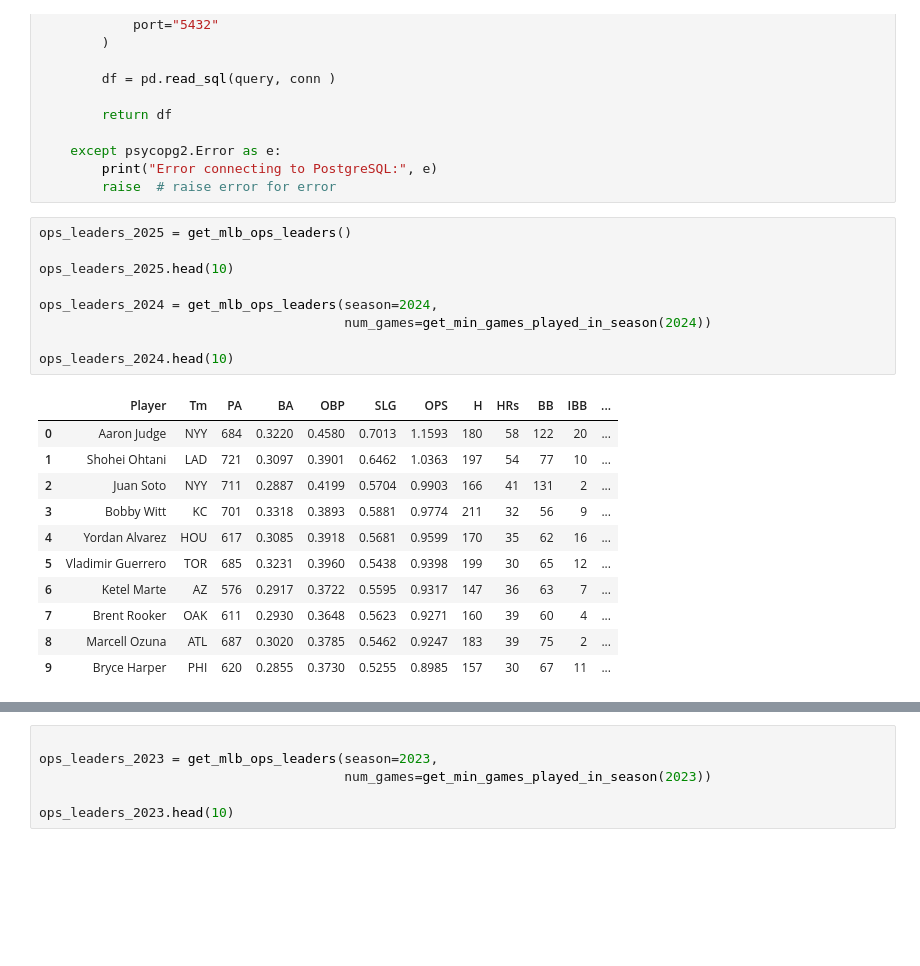
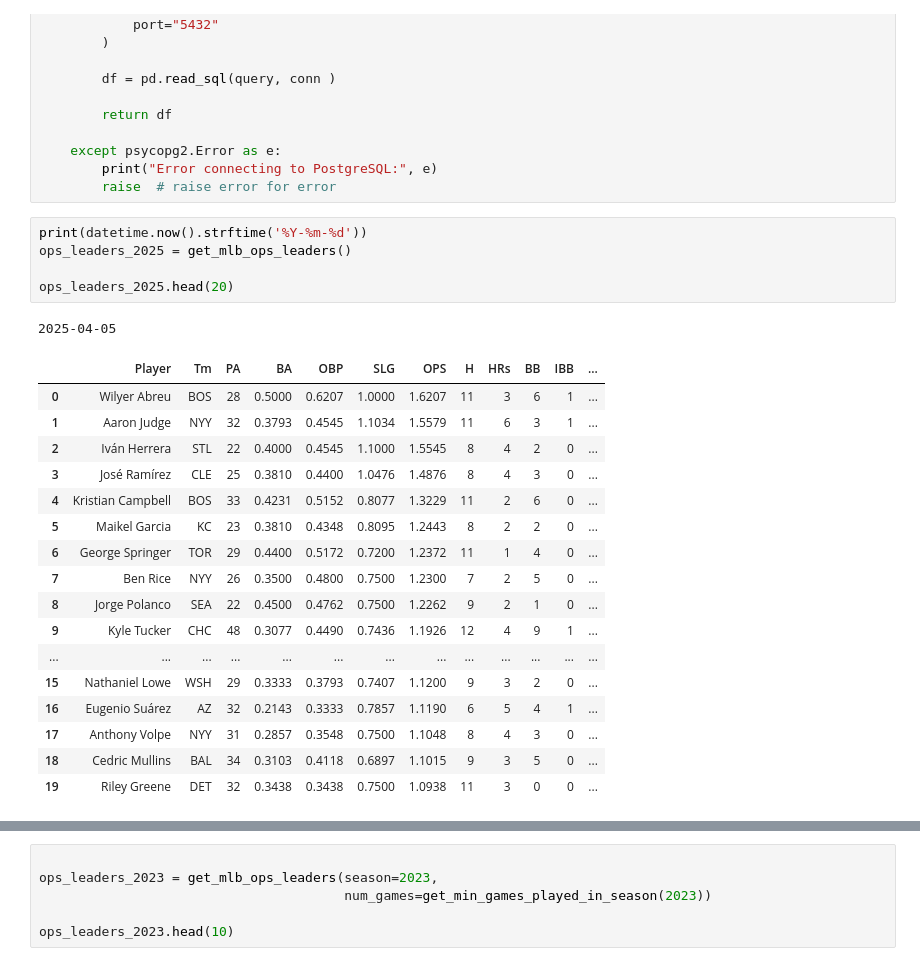
Before and after one commit to jwolfe972/MLB-Analytics-Environment, a Jupyter notebook: jupyter/notebooks/MLB_Sample_Notebook.ipynb, the cells around one changed output, grey strips where cells are left out. Cells and saved outputs as stored; diff of their text form; blank space fills up the shorter version.

```diff
--- a/jupyter/notebooks/MLB_Sample_Notebook.ipynb
+++ b/jupyter/notebooks/MLB_Sample_Notebook.ipynb
@@ -277,24 +277,27 @@ ORDER BY "OPS" DESC;
         print("Error connecting to PostgreSQL:", e)
         raise  # raise error for error
 # %%
+print(datetime.now().strftime('%Y-%m-%d'))
 ops_leaders_2025 = get_mlb_ops_leaders()
 
-ops_leaders_2025.head(10)
-
-ops_leaders_2024 = get_mlb_ops_leaders(season=2024,
-                                       num_games=get_min_games_played_in_season(2024))
-
-ops_leaders_2024.head(10)
+ops_leaders_2025.head(20)
 # %% [output]
+2025-04-05
 |  | Player | Tm | PA | BA | OBP | SLG | OPS | H | HRs | BB | IBB | ... |
-| 0 | Aaron Judge | NYY | 684 | 0.3220 | 0.4580 | 0.7013 | 1.1593 | 180 | 58 | 122 | 20 | ... |
-| 1 | Shohei Ohtani | LAD | 721 | 0.3097 | 0.3901 | 0.6462 | 1.0363 | 197 | 54 | 77 | 10 | ... |
-| 2 | Juan Soto | NYY | 711 | 0.2887 | 0.4199 | 0.5704 | 0.9903 | 166 | 41 | 131 | 2 | ... |
-| 3 | Bobby Witt | KC | 701 | 0.3318 | 0.3893 | 0.5881 | 0.9774 | 211 | 32 | 56 | 9 | ... |
-| 4 | Yordan Alvarez | HOU | 617 | 0.3085 | 0.3918 | 0.5681 | 0.9599 | 170 | 35 | 62 | 16 | ... |
-| 5 | Vladimir Guerrero | TOR | 685 | 0.3231 | 0.3960 | 0.5438 | 0.9398 | 199 | 30 | 65 | 12 | ... |
-| 6 | Ketel Marte | AZ | 576 | 0.2917 | 0.3722 | 0.5595 | 0.9317 | 147 | 36 | 63 | 7 | ... |
-| 7 | Brent Rooker | OAK | 611 | 0.2930 | 0.3648 | 0.5623 | 0.9271 | 160 | 39 | 60 | 4 | ... |
-| 8 | Marcell Ozuna | ATL | 687 | 0.3020 | 0.3785 | 0.5462 | 0.9247 | 183 | 39 | 75 | 2 | ... |
-| 9 | Bryce Harper | PHI | 620 | 0.2855 | 0.3730 | 0.5255 | 0.8985 | 157 | 30 | 67 | 11 | ... |
+| 0 | Wilyer Abreu | BOS | 28 | 0.5000 | 0.6207 | 1.0000 | 1.6207 | 11 | 3 | 6 | 1 | ... |
+| 1 | Aaron Judge | NYY | 32 | 0.3793 | 0.4545 | 1.1034 | 1.5579 | 11 | 6 | 3 | 1 | ... |
+| 2 | Iván Herrera | STL | 22 | 0.4000 | 0.4545 | 1.1000 | 1.5545 | 8 | 4 | 2 | 0 | ... |
+| 3 | José Ramírez | CLE | 25 | 0.3810 | 0.4400 | 1.0476 | 1.4876 | 8 | 4 | 3 | 0 | ... |
+| 4 | Kristian Campbell | BOS | 33 | 0.4231 | 0.5152 | 0.8077 | 1.3229 | 11 | 2 | 6 | 0 | ... |
+| 5 | Maikel Garcia | KC | 23 | 0.3810 | 0.4348 | 0.8095 | 1.2443 | 8 | 2 | 2 | 0 | ... |
+| 6 | George Springer | TOR | 29 | 0.4400 | 0.5172 | 0.7200 | 1.2372 | 11 | 1 | 4 | 0 | ... |
+| 7 | Ben Rice | NYY | 26 | 0.3500 | 0.4800 | 0.7500 | 1.2300 | 7 | 2 | 5 | 0 | ... |
+| 8 | Jorge Polanco | SEA | 22 | 0.4500 | 0.4762 | 0.7500 | 1.2262 | 9 | 2 | 1 | 0 | ... |
+| 9 | Kyle Tucker | CHC | 48 | 0.3077 | 0.4490 | 0.7436 | 1.1926 | 12 | 4 | 9 | 1 | ... |
+| ... | ... | ... | ... | ... | ... | ... | ... | ... | ... | ... | ... | ... |
+| 15 | Nathaniel Lowe | WSH | 29 | 0.3333 | 0.3793 | 0.7407 | 1.1200 | 9 | 3 | 2 | 0 | ... |
+| 16 | Eugenio Suárez | AZ | 32 | 0.2143 | 0.3333 | 0.7857 | 1.1190 | 6 | 5 | 4 | 1 | ... |
+| 17 | Anthony Volpe | NYY | 31 | 0.2857 | 0.3548 | 0.7500 | 1.1048 | 8 | 4 | 3 | 0 | ... |
+| 18 | Cedric Mullins | BAL | 34 | 0.3103 | 0.4118 | 0.6897 | 1.1015 | 9 | 3 | 5 | 0 | ... |
+| 19 | Riley Greene | DET | 32 | 0.3438 | 0.3438 | 0.7500 | 1.0938 | 11 | 3 | 0 | 0 | ... |
 # %%
```
Also changed, not shown: parts of 1 cell of this notebook, 2 other files.
